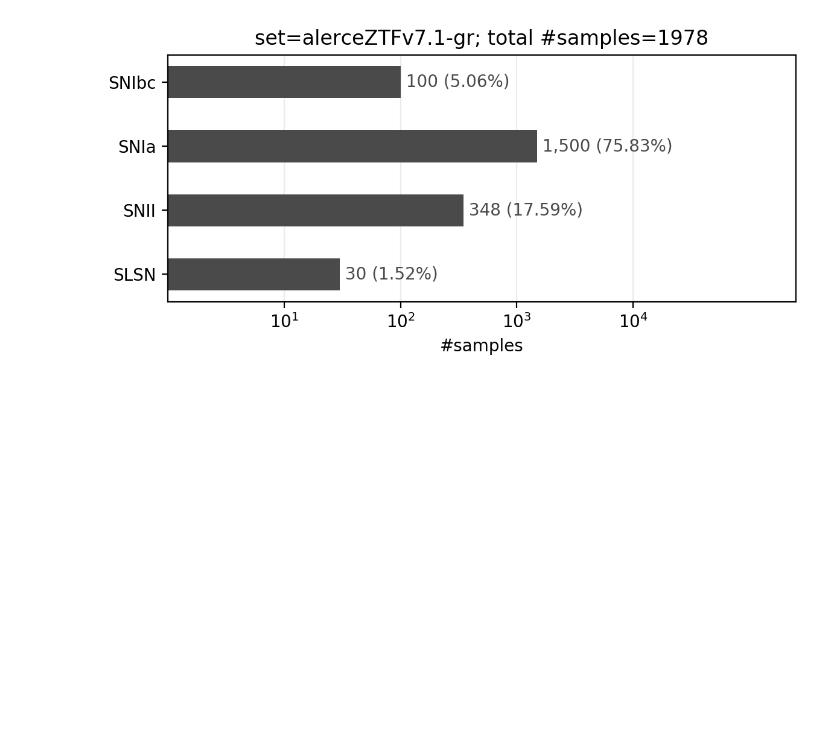
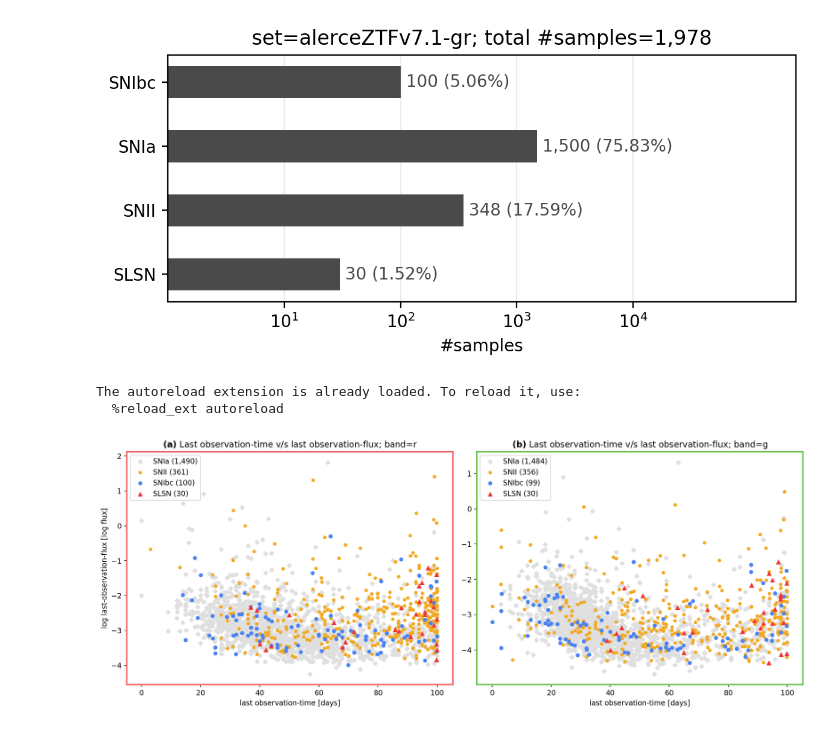
Before and after one commit to oscarpimentel/astro-lightcurves-handler, a Jupyter notebook: experiments/raw_to_split_dataset.ipynb, the cells around one changed output. Saved outputs shown, nothing was run; the diff lists cells and outputs as text; code cells hidden in the pictures; blank space fills up the shorter version.

```diff
--- a/experiments/raw_to_split_dataset.ipynb
+++ b/experiments/raw_to_split_dataset.ipynb
@@ -55,6 +55,7 @@ import numpy as np
 import matplotlib.pyplot as plt
 import fuzzytools.matplotlib.plots as cplots
 import fuzzytools.matplotlib.colors as cc
+from fuzzytools.matplotlib.utils import save_fig
 
 SNIIb_obj_names = ['ZTF18abojpnr', 'ZTF19aaugupw', 'ZTF19aawethv', 'ZTF18acbzoyh', 'ZTF18acqxyiq', 'ZTF18acrcyqw', 'ZTF19aadpqnb', 'ZTF19aaknate', 'ZTF19aalzvnu', 'ZTF19abqykei', 'ZTF19abqmsnk', 'ZTF19acyjjni', 'ZTF19aczmnqy', 'ZTF19aaejtof', 'ZTF20aawefgx', 'ZTF20aaxhzhc']
 populations_cdict = lcdataset.split('raw',
@@ -70,7 +71,7 @@ for c in lcset.class_names:
     lcobj_classes += [c.replace('*', '')]*len(populations_cdict[c])
 
 title = ''
-title += f'set={lcset.survey}-{"".join(lcset.band_names)}; total #samples={len(lcobj_classes)}'+'\n'
+title += f'set={lcset.survey}-{"".join(lcset.band_names)}; total #samples={len(lcobj_classes):,}'+'\n'
 cmap = cc.colorlist_to_cmap([cc.NICE_COLORS_DICT['nice_gray']])
 plt_kwargs = {
     #'ylabel':'' if ks>0 else None,
@@ -83,14 +84,75 @@ plt_kwargs = {
     }
 fig, ax = cplots.plot_hist_labels({'raw':lcobj_classes}, [c.replace('*', '') for c in lcset.class_names], **plt_kwargs)
 fig.tight_layout()
+save_fig(fig, f'../temp/classes.pdf', closes_fig=0)
 plt.plot()
-
-#print(lcdataset)
 # %% [output]
 The autoreload extension is already loaded. To reload it, use:
   %reload_ext autoreload
 []
 [figure]
+# %%
+%load_ext autoreload
+%autoreload 2
+import matplotlib.pyplot as plt
+from fuzzytools.matplotlib.scatters import scatter
+from fuzzytools.matplotlib.colors import get_scaled_color
+import fuzzytools.matplotlib.ax_styles as ax_styles
+import numpy as np
+from lchandler._C import CLASSES_STYLES, COLOR_DICT
+from fuzzytools.strings import latex_bf_alphabet_count
+from fuzzytools.matplotlib.utils import save_fig
+
+set_name = f'raw'
+lcobj_names = lcdataset[set_name].get_lcobj_names()
+thday = 100
+figsize = (14, 5.5)
+dpi = 200
+fig, axs = plt.subplots(1, 2, figsize=figsize, dpi=dpi)
+band_names = ['r', 'g']
+class_names = lcdataset[set_name].class_names
+for kb,b in enumerate(band_names):
+    ax = axs[kb]
+    x = []
+    y = []
+    for lcobj_name in lcobj_names:
+        lcobj = lcdataset[set_name][lcobj_name]
+        lcobjb = lcobj.get_b(b)
+        lcobjb.clip_attrs_given_max_day(thday) # clip by max day
+        if len(lcobjb)>0:
+            x += [[lcobjb.days[-1], np.log(lcobjb.obs[-1])]]
+            y += [lcobj.y]
+
+    scatter_kwargs = {}
+    for kc,c in enumerate(class_names):
+        scatter_kwargs[c] = {
+            's':32*CLASSES_STYLES[c]['markerprop'],
+            'color':get_scaled_color(CLASSES_STYLES[c]['c'], 2.5) if c=='SNIa' else CLASSES_STYLES[c]['c'],
+            'marker':CLASSES_STYLES[c]['marker'],
+            'edgecolor':'w',
+            'linewidths':0,
+            'alpha':1,
+            'label':c.replace('*', ''),
+            }
+    x = np.array(x)
+    y = np.array(y)
+    scatter(ax, x, y, class_names, scatter_kwargs, label_format='{label} ({count})')
+    ax_styles.set_color_borders(ax, COLOR_DICT[b])
+    title = ''
+    title = f'{latex_bf_alphabet_count(kb)} Last observation-time v/s last observation-flux; band={b}'+'\n'
+    ax.set_title(title[:-1])
+    ax.legend(loc='upper left')
+    ax.set_xlabel('last observation-time [days]')
+    if kb==0:
+        ax.set_ylabel('log last-observation-flux [log flux]')
+
+fig.tight_layout()
+save_fig(fig, f'../temp/img.pdf', closes_fig=0)
+plt.show()
+# %% [output]
+The autoreload extension is already loaded. To reload it, use:
+  %reload_ext autoreload
+[figure, added]
 # %%
 %load_ext autoreload
 %autoreload 2
```
Also changed, not shown: parts of 4 cells of this notebook.
